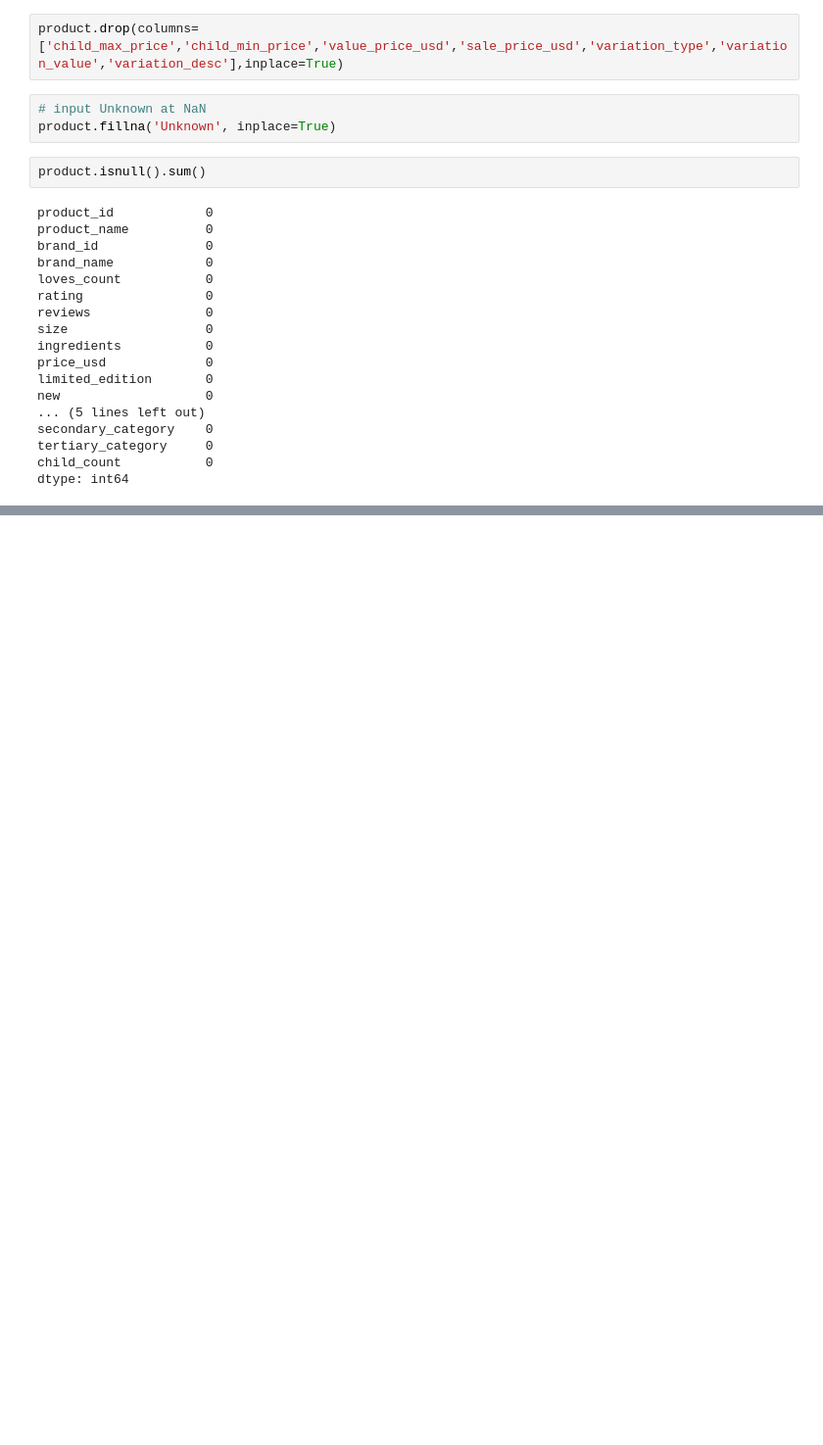
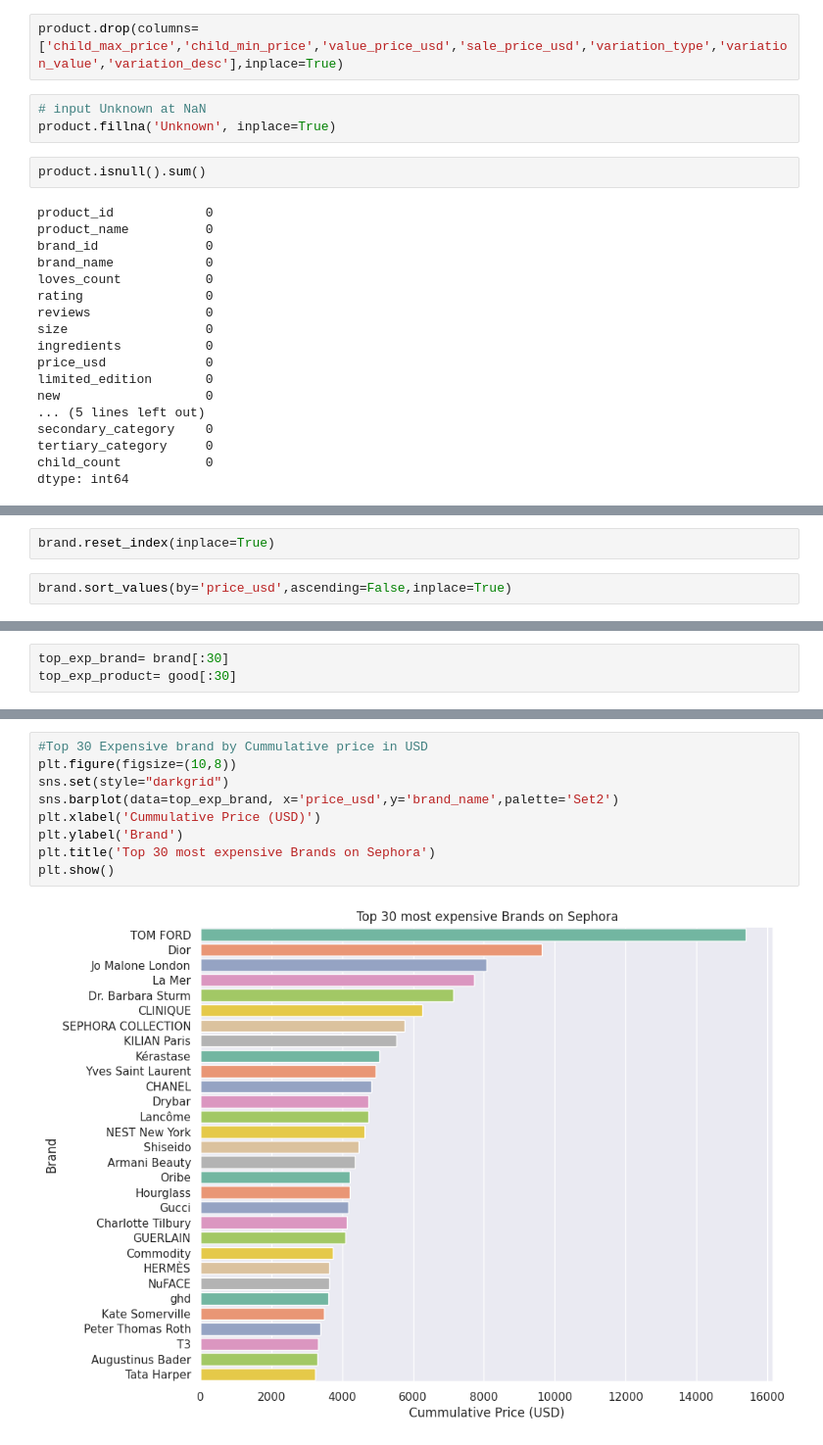
Before and after one commit to aksanaboo/sephora, a Jupyter notebook: SephoraEDA.ipynb, the cells around one changed output, grey strips where cells are left out. Shown at 98% size. Cells and saved outputs as stored; diff of their text form; blank space fills up the shorter version.

```diff
--- a/SephoraEDA.ipynb
+++ b/SephoraEDA.ipynb
@@ -145,0 +232,4 @@ dtype: int64
+# %%
+brand.reset_index(inplace=True)
+# %%
+brand.sort_values(by='price_usd',ascending=False,inplace=True)
@@ -145,0 +262,3 @@ dtype: int64
+# %%
+top_exp_brand= brand[:30]
+top_exp_product= good[:30]
@@ -145,0 +292,11 @@ dtype: int64
+# %%
+#Top 30 Expensive brand by Cummulative price in USD
+plt.figure(figsize=(10,8))
+sns.set(style="darkgrid")
+sns.barplot(data=top_exp_brand, x='price_usd',y='brand_name',palette='Set2')
+plt.xlabel('Cummulative Price (USD)')
+plt.ylabel('Brand')
+plt.title('Top 30 most expensive Brands on Sephora')
+plt.show()
+# %% [output]
+[figure, added]
```
Also changed, not shown: parts of 21 cells of this notebook.
